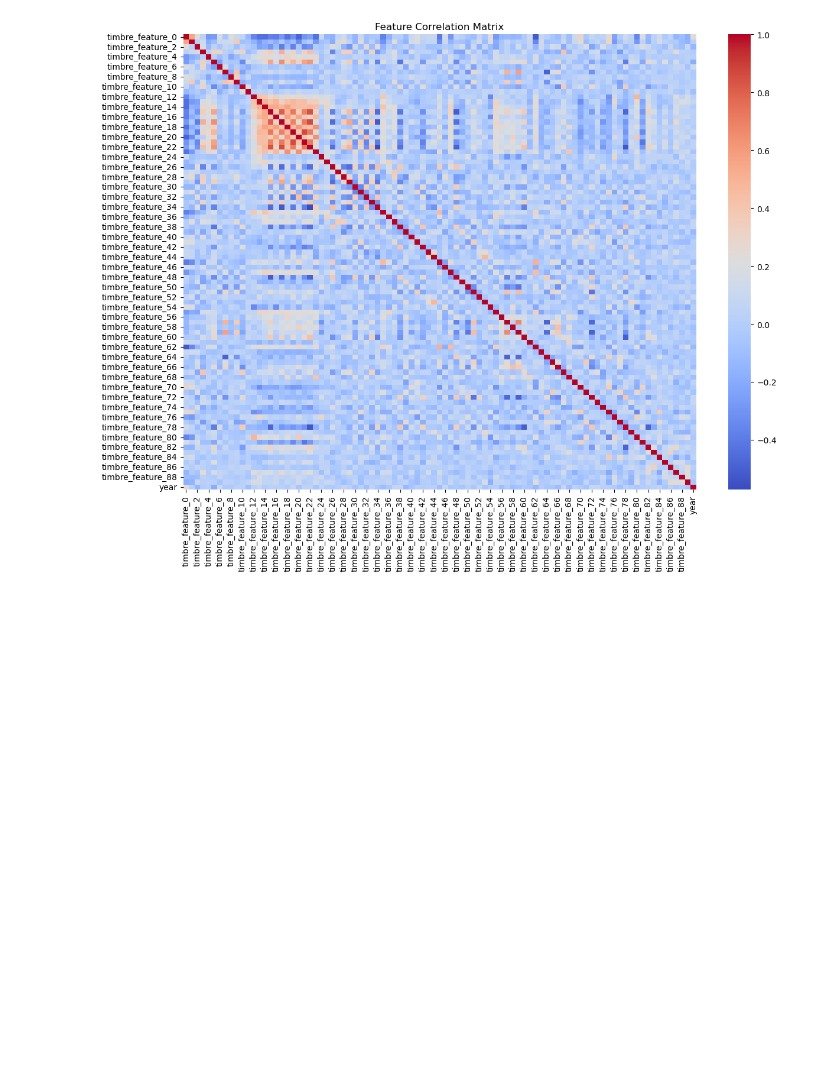
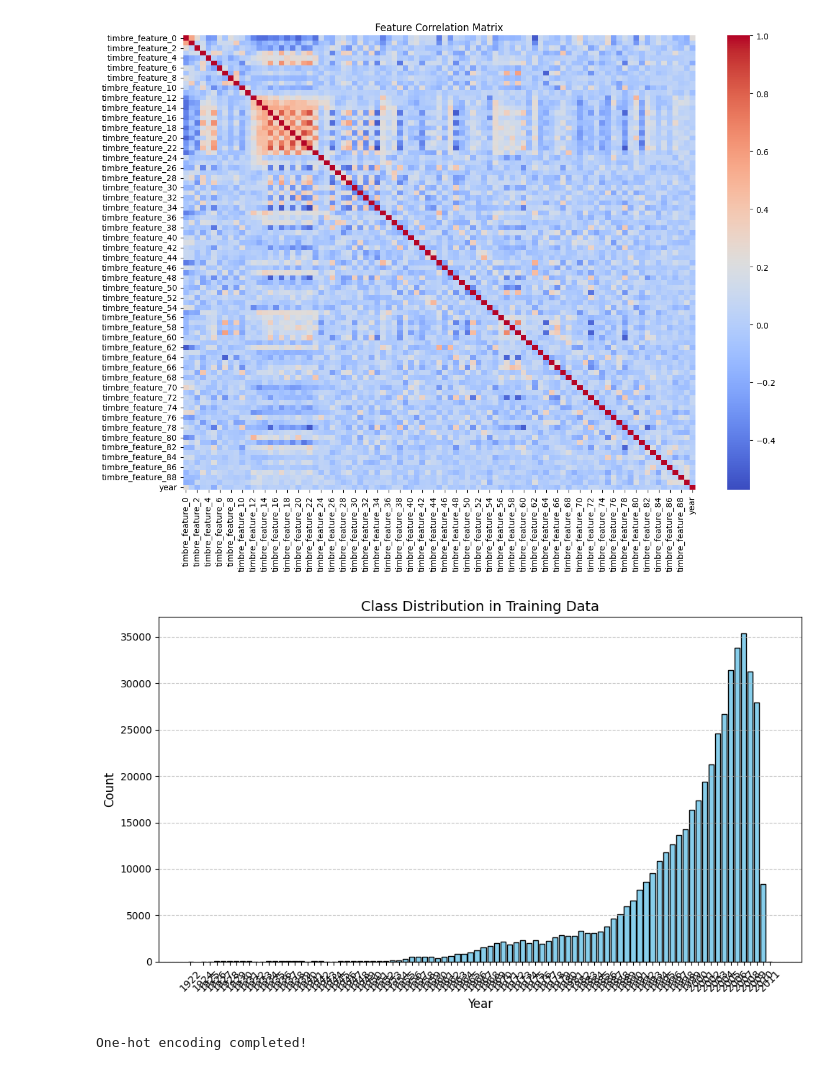
Before and after one commit to Skillz619/CMPE-255-Team-Project, a Jupyter notebook: Project.ipynb, the cells around one changed output. Drawn from its saved outputs; the diff is of its cells as text; code cells hidden in the pictures; blank space fills up the shorter version.

```diff
--- a/Project.ipynb
+++ b/Project.ipynb
@@ -93,3 +95,22 @@ plt.title("Feature Correlation Matrix")
 plt.show()
 # %% [output]
 [figure]
+# %%
+import matplotlib.pyplot as plt
+import numpy as np
+
+# Calculate unique values and their counts
+unique, counts = np.unique(training_year, return_counts=True)
+
+# Plot the class distribution
+plt.figure(figsize=(10, 6))
+plt.bar(unique, counts, color='skyblue', edgecolor='black')
+plt.title('Class Distribution in Training Data', fontsize=14)
+plt.xlabel('Year', fontsize=12)
+plt.ylabel('Count', fontsize=12)
+plt.xticks(unique, rotation=45, fontsize=10)
+plt.grid(axis='y', linestyle='--', alpha=0.7)
+plt.tight_layout()
+plt.show()
+# %% [output]
+[figure, added]
@@ -95,0 +119,22 @@ plt.show()
+# %%
+from imblearn.over_sampling import SMOTE
+import numpy as np
+
+# Apply SMOTE
+smote = SMOTE(random_state=42)
+training_features_resampled, training_year_resampled = smote.fit_resample(training_features_filtered, training_year_filtered)
+
+# Map year labels to indices
+unique_classes = np.unique(training_year_resampled)
+label_to_index = {label: idx for idx, label in enumerate(unique_classes)}
+
+# Map training labels to indices
+training_year_mapped = np.array([label_to_index[label] for label in training_year_resampled])
+
+# One-hot encode the mapped labels
+num_classes = len(unique_classes)
+training_labels_one_hot_resampled = np.eye(num_classes)[training_year_mapped]
+
+print("One-hot encoding completed!")
+# %% [output]
+One-hot encoding completed!
```
Also changed, not shown: parts of 8 cells of this notebook.
